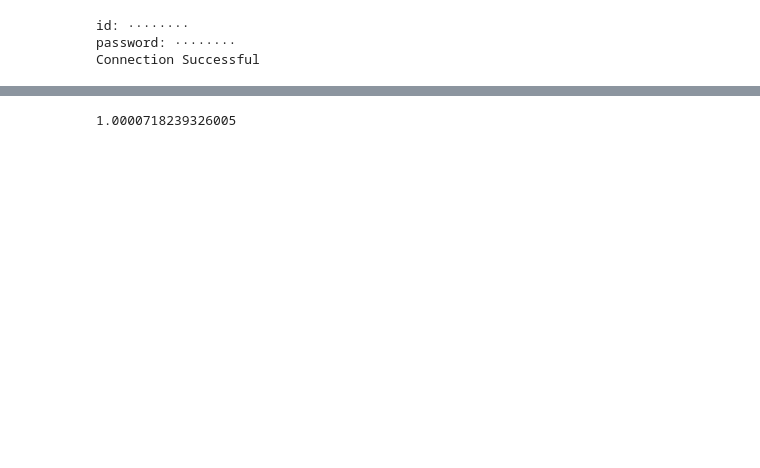
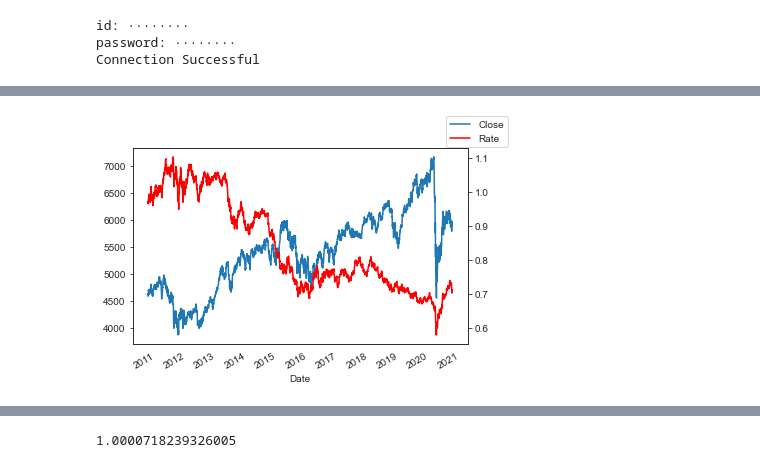
Before and after one commit to MDSI-AUG-2020-DSP/ASX, a Jupyter notebook: Exchange Rate.ipynb, the cells around one changed output, grey strips where cells are left out. Drawn from its saved outputs; the diff is of its cells as text; code cells hidden in the pictures; blank space fills up the shorter version.

Commit message:
Updated exchange rate visualiation

```diff
--- a/Exchange Rate.ipynb
+++ b/Exchange Rate.ipynb
@@ -42,5 +43,4 @@ asx_axjo = pd.read_sql_query(query,
                             parse_dates = ["Date"])
 # asx_axjo["Date"]=  pd.to_datetime(asx_axjo["Date"])
 mydb.close()
-asx_axjo.sort_values(by = "Date" , ascending=True, inplace = True)
-asx_axjo.head()
+asx_axjo = asx_axjo.drop(columns=['Code']).sort_values(by = "Date" , ascending=True)
@@ -73,0 +72,9 @@ Timestamp('2010-10-01 00:00:00')
+# %%
+df = asx_axjo.merge(exchange_rate, on = "Date", how = "right").dropna()
+ax = df.plot(x="Date", y="Close", legend=False)
+ax2 = ax.twinx()
+df.plot(x="Date", y="Rate", ax=ax2, legend=False, color="r")
+ax.figure.legend()
+plt.show()
+# %% [output]
+[figure, added]
```
Also changed, not shown: parts of 11 cells of this notebook.
